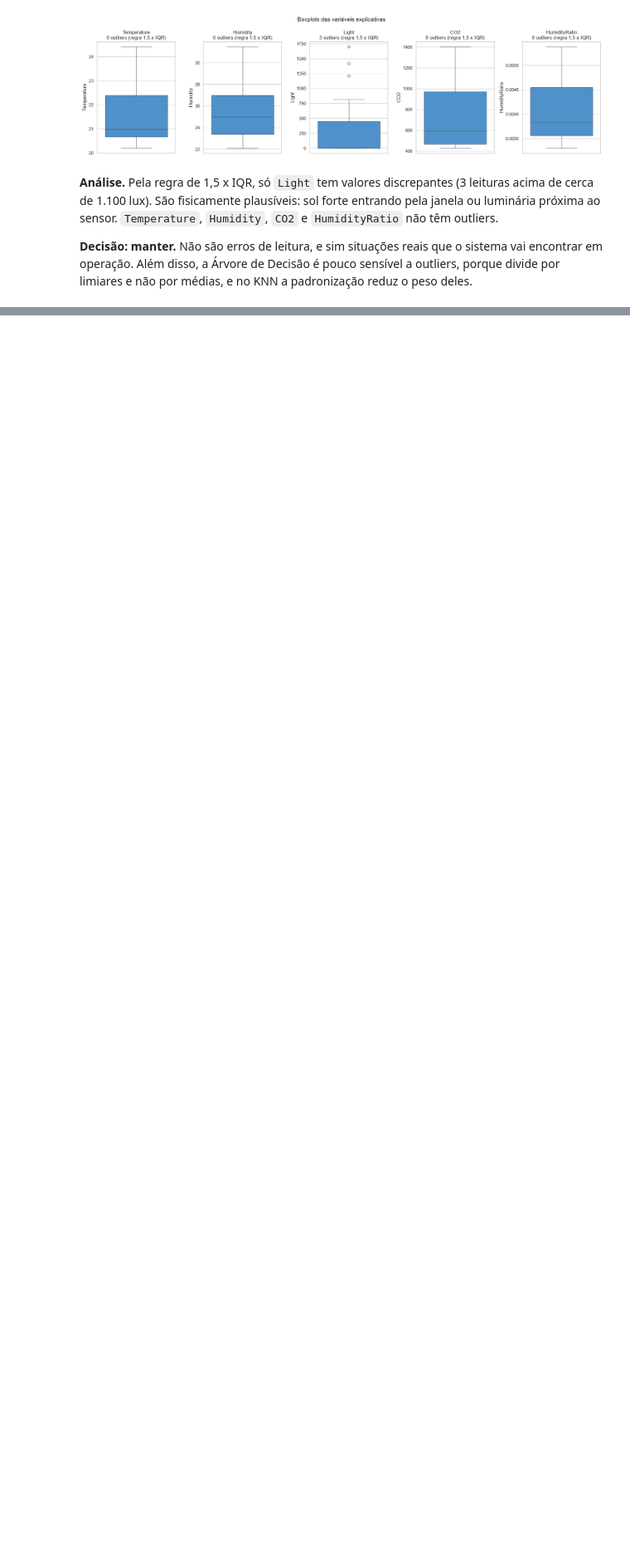
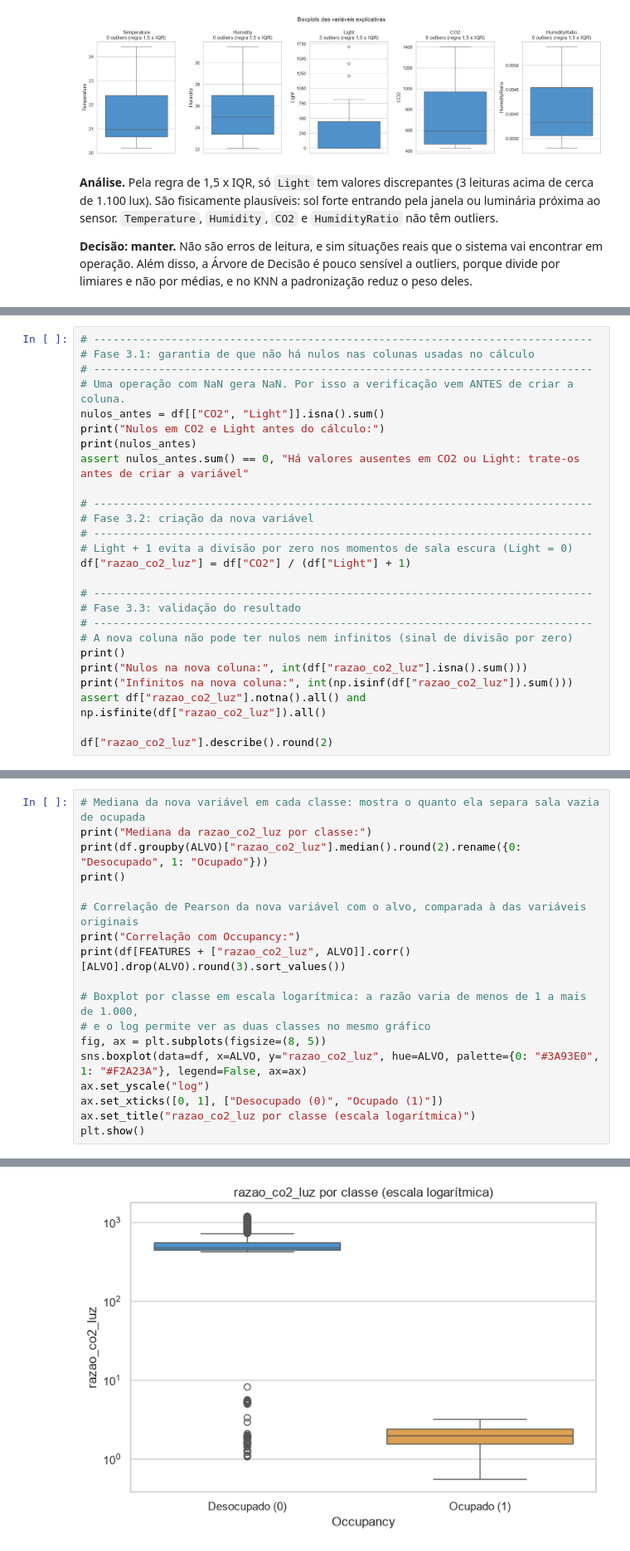
Before and after one commit to andersondiroza-dev/ocupacao-ia-pipeline, a Jupyter notebook: pipeline_ocupacao.ipynb, the cells around one changed output, grey strips where cells are left out. Shown at 83% size. Cells and saved outputs as stored; diff of their text form; blank space fills up the shorter version.

Commit message:
implementa fase 3: cria a variável razao_co2_luz

```diff
--- a/pipeline_ocupacao.ipynb
+++ b/pipeline_ocupacao.ipynb
@@ -415,0 +431,26 @@ plt.show()
+# %%
+# -----------------------------------------------------------------------------
+# Fase 3.1: garantia de que não há nulos nas colunas usadas no cálculo
+# -----------------------------------------------------------------------------
+# Uma operação com NaN gera NaN. Por isso a verificação vem ANTES de criar a coluna.
+nulos_antes = df[["CO2", "Light"]].isna().sum()
+print("Nulos em CO2 e Light antes do cálculo:")
+print(nulos_antes)
+assert nulos_antes.sum() == 0, "Há valores ausentes em CO2 ou Light: trate-os antes de criar a variável"
+
+# -----------------------------------------------------------------------------
+# Fase 3.2: criação da nova variável
+# -----------------------------------------------------------------------------
+# Light + 1 evita a divisão por zero nos momentos de sala escura (Light = 0)
+df["razao_co2_luz"] = df["CO2"] / (df["Light"] + 1)
+
+# -----------------------------------------------------------------------------
+# Fase 3.3: validação do resultado
+# -----------------------------------------------------------------------------
+# A nova coluna não pode ter nulos nem infinitos (sinal de divisão por zero)
+print()
+print("Nulos na nova coluna:", int(df["razao_co2_luz"].isna().sum()))
+print("Infinitos na nova coluna:", int(np.isinf(df["razao_co2_luz"]).sum()))
+assert df["razao_co2_luz"].notna().all() and np.isfinite(df["razao_co2_luz"]).all()
+
+df["razao_co2_luz"].describe().round(2)
@@ -415,0 +474,19 @@ plt.show()
+# %%
+# Mediana da nova variável em cada classe: mostra o quanto ela separa sala vazia de ocupada
+print("Mediana da razao_co2_luz por classe:")
+print(df.groupby(ALVO)["razao_co2_luz"].median().round(2).rename({0: "Desocupado", 1: "Ocupado"}))
+print()
+
+# Correlação de Pearson da nova variável com o alvo, comparada à das variáveis originais
+print("Correlação com Occupancy:")
+print(df[FEATURES + ["razao_co2_luz", ALVO]].corr()[ALVO].drop(ALVO).round(3).sort_values())
+
+# Boxplot por classe em escala logarítmica: a razão varia de menos de 1 a mais de 1.000,
+# e o log permite ver as duas classes no mesmo gráfico
+fig, ax = plt.subplots(figsize=(8, 5))
+sns.boxplot(data=df, x=ALVO, y="razao_co2_luz", hue=ALVO, palette={0: "#3A93E0", 1: "#F2A23A"}, legend=False, ax=ax)
+ax.set_yscale("log")
+ax.set_xticks([0, 1], ["Desocupado (0)", "Ocupado (1)"])
+ax.set_title("razao_co2_luz por classe (escala logarítmica)")
+plt.show()
+# %% [output]
@@ -415,0 +507 @@ plt.show()
+[figure, added]
```
Also changed, not shown: parts of 6 cells of this notebook.
